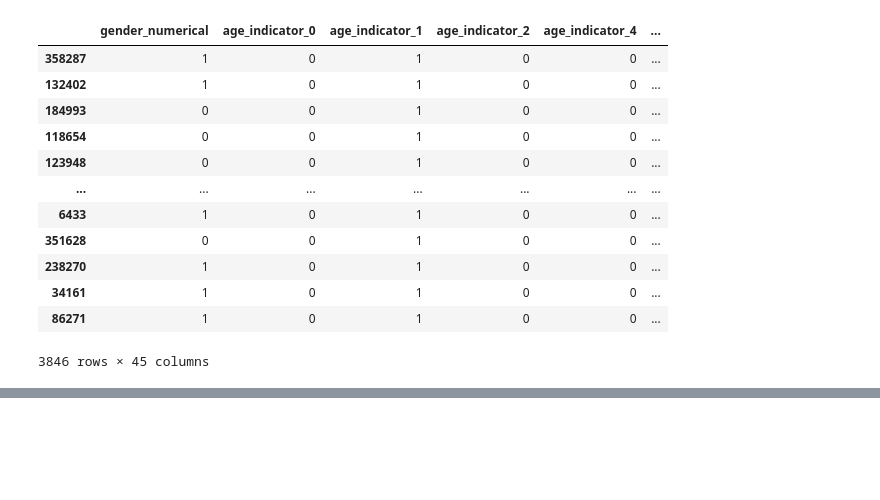
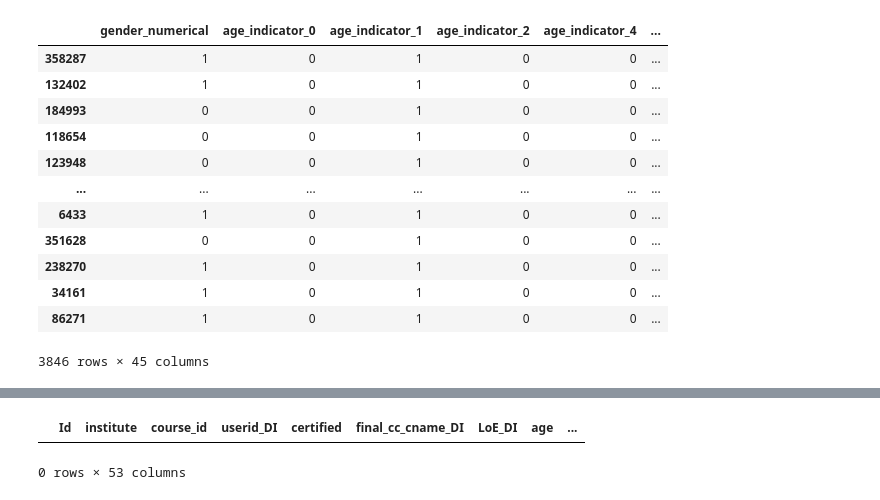
Before and after one commit to ainica/CM3070, a Jupyter notebook: CF02.ipynb, the cells around one changed output, grey strips where cells are left out. Saved outputs shown, nothing was run; the diff lists cells and outputs as text; code cells hidden in the pictures; blank space fills up the shorter version.

```diff
--- a/CF02.ipynb
+++ b/CF02.ipynb
@@ -959,0 +1041,5 @@ train_df[train_df["clusters"]==2]
+# %%
+df[df["userid_DI"]=="MHxPC130134995"]
+# %% [output]
+|  | Id | institute | course_id | userid_DI | certified | final_cc_cname_DI | LoE_DI | age | ... |
+0 rows × 53 columns
```
Also changed, not shown: parts of 7 cells of this notebook.
